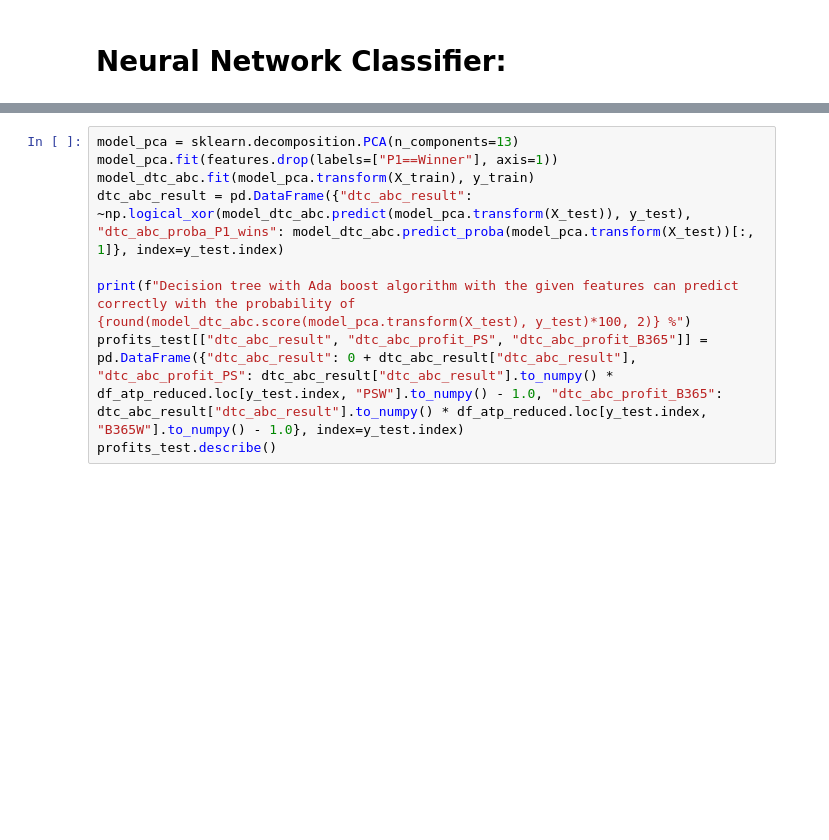
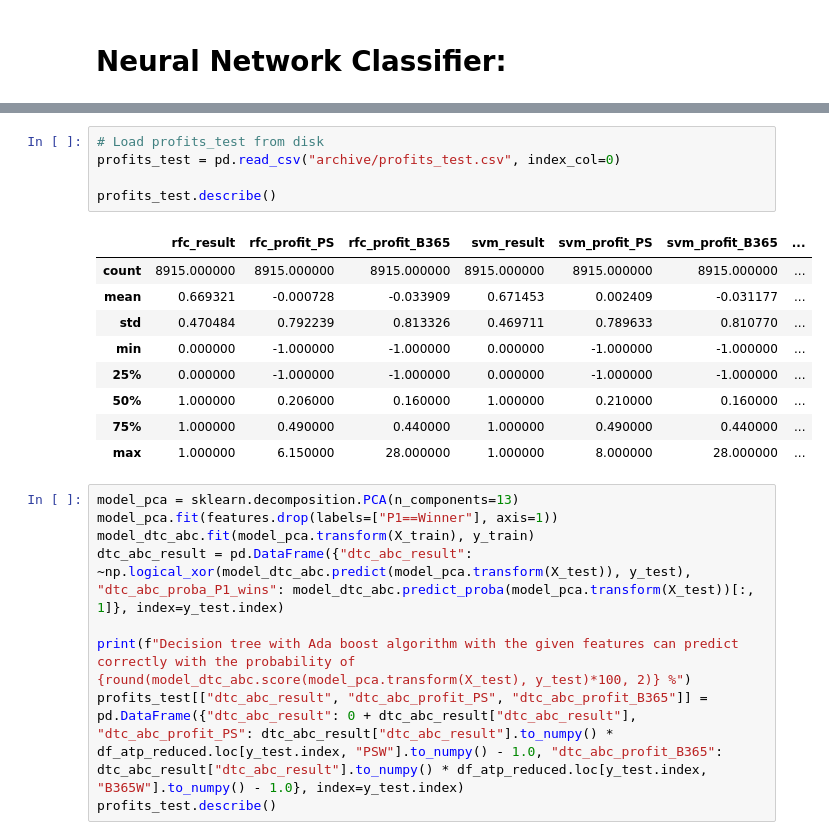
Before and after one commit to sprogl/sporting-bet-prediction, a Jupyter notebook: ATP_third_notebook.ipynb, the cells around one changed output, grey strips where cells are left out. Saved outputs shown, nothing was run; the diff lists cells and outputs as text; blank space fills up the shorter version.

```diff
--- a/ATP_third_notebook.ipynb
+++ b/ATP_third_notebook.ipynb
@@ -752,6 +874,21 @@ Neural network algorithm with the given features can predict correctly with the
 | 50% | 1.000000 | 0.200000 | 0.160000 | 1.000000 | 0.210000 | 0.160000 | ... |
 | 75% | 1.000000 | 0.485000 | 0.440000 | 1.000000 | 0.490000 | 0.440000 | ... |
 | max | 1.000000 | 6.150000 | 28.000000 | 1.000000 | 5.620000 | 28.000000 | ... |
+# %%
+# Load profits_test from disk
+profits_test = pd.read_csv("archive/profits_test.csv", index_col=0)
+
+profits_test.describe()
+# %% [output]
+|  | rfc_result | rfc_profit_PS | rfc_profit_B365 | svm_result | svm_profit_PS | svm_profit_B365 | ... |
+| count | 8915.000000 | 8915.000000 | 8915.000000 | 8915.000000 | 8915.000000 | 8915.000000 | ... |
+| mean | 0.669321 | -0.000728 | -0.033909 | 0.671453 | 0.002409 | -0.031177 | ... |
+| std | 0.470484 | 0.792239 | 0.813326 | 0.469711 | 0.789633 | 0.810770 | ... |
+| min | 0.000000 | -1.000000 | -1.000000 | 0.000000 | -1.000000 | -1.000000 | ... |
+| 25% | 0.000000 | -1.000000 | -1.000000 | 0.000000 | -1.000000 | -1.000000 | ... |
+| 50% | 1.000000 | 0.206000 | 0.160000 | 1.000000 | 0.210000 | 0.160000 | ... |
+| 75% | 1.000000 | 0.490000 | 0.440000 | 1.000000 | 0.490000 | 0.440000 | ... |
+| max | 1.000000 | 6.150000 | 28.000000 | 1.000000 | 8.000000 | 28.000000 | ... |
 # %%
 model_pca = sklearn.decomposition.PCA(n_components=13)
 model_pca.fit(features.drop(labels=["P1==Winner"], axis=1))
```
Also changed, not shown: parts of 12 cells of this notebook, 7 other files.
